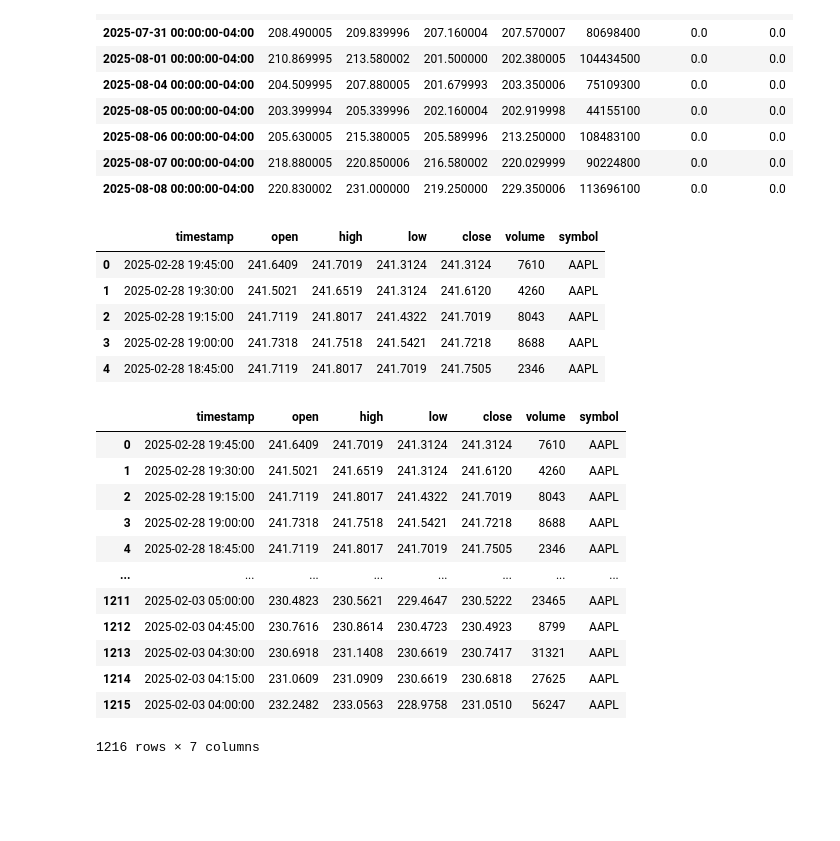
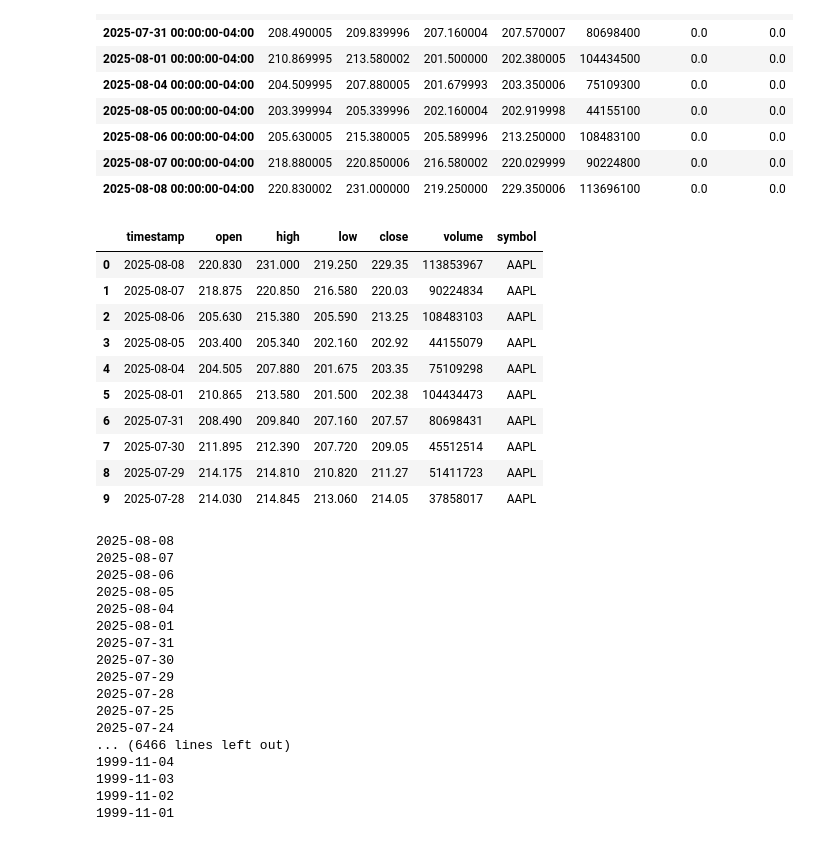
Before and after one commit to ray-singh/analytics-api, a Jupyter notebook: src/demo.ipynb, the cells around one changed output. Saved outputs shown, nothing was run; the diff lists cells and outputs as text; code cells hidden in the pictures; blank space fills up the shorter version.

Commit message:
Integrated historic OLHC data

```diff
--- a/src/demo.ipynb
+++ b/src/demo.ipynb
@@ -78,59 +78,70 @@ import requests
 import pandas as pd
 import io
 
-def get_alpha_vantage_data(symbol: str, interval: str = "1min", outputsize: str = "compact", month: str = "2024-02") -> pd.DataFrame:
+load_dotenv()
+ALPHA_VANTAGE_API_KEY = os.getenv("ALPHA_VANTAGE_API_KEY")
+def get_alpha_vantage_data(symbol: str, outputsize: str = "full") -> pd.DataFrame:
     """
     Fetch intraday data from Alpha Vantage in CSV format
 
     Args:
         symbol: Stock symbol (e.g. 'AAPL')
-        interval: Time interval ('1min', '5min', '15min', '30min', '60min')
         outputsize: 'compact' or 'full'
 
     Returns:
         DataFrame with OHLCV data
     """
-    url = f"https://www.alphavantage.co/query?function=TIME_SERIES_INTRADAY&symbol={symbol}&interval={interval}&month={month}&apikey={ALPHA_VANTAGE_API_KEY}&outputsize={outputsize}&datatype=csv"
+    url = f"https://www.alphavantage.co/query?function=TIME_SERIES_DAILY&symbol={symbol}&apikey={ALPHA_VANTAGE_API_KEY}&outputsize={outputsize}&datatype=csv"
     # Make the request to Alpha Vantage
     response = requests.get(url)
 
     # Check if response is successful
     if response.status_code != 200:
         print(f"Error: {response.status_code} - {response.text}")
         return None
 
     # Convert the response content (bytes) to a StringIO object
     data = pd.read_csv(io.StringIO(response.text))
 
     # Add symbol column if not present
     if 'symbol' not in data.columns:
         data['symbol'] = symbol
 
     return data
 
 # Now try again
-x = get_alpha_vantage_data("AAPL", "15min", "full", "2025-02")
-x.head()
+x = get_alpha_vantage_data("AAPL", "full")
+x.head(10)
 # %% [output]
 |  | timestamp | open | high | low | close | volume | symbol |
-| 0 | 2025-02-28 19:45:00 | 241.6409 | 241.7019 | 241.3124 | 241.3124 | 7610 | AAPL |
-| 1 | 2025-02-28 19:30:00 | 241.5021 | 241.6519 | 241.3124 | 241.6120 | 4260 | AAPL |
-| 2 | 2025-02-28 19:15:00 | 241.7119 | 241.8017 | 241.4322 | 241.7019 | 8043 | AAPL |
-| 3 | 2025-02-28 19:00:00 | 241.7318 | 241.7518 | 241.5421 | 241.7218 | 8688 | AAPL |
-| 4 | 2025-02-28 18:45:00 | 241.7119 | 241.8017 | 241.7019 | 241.7505 | 2346 | AAPL |
+| 0 | 2025-08-08 | 220.830 | 231.000 | 219.250 | 229.35 | 113853967 | AAPL |
+| 1 | 2025-08-07 | 218.875 | 220.850 | 216.580 | 220.03 | 90224834 | AAPL |
+| 2 | 2025-08-06 | 205.630 | 215.380 | 205.590 | 213.25 | 108483103 | AAPL |
+| 3 | 2025-08-05 | 203.400 | 205.340 | 202.160 | 202.92 | 44155079 | AAPL |
+| 4 | 2025-08-04 | 204.505 | 207.880 | 201.675 | 203.35 | 75109298 | AAPL |
+| 5 | 2025-08-01 | 210.865 | 213.580 | 201.500 | 202.38 | 104434473 | AAPL |
+| 6 | 2025-07-31 | 208.490 | 209.840 | 207.160 | 207.57 | 80698431 | AAPL |
+| 7 | 2025-07-30 | 211.895 | 212.390 | 207.720 | 209.05 | 45512514 | AAPL |
+| 8 | 2025-07-29 | 214.175 | 214.810 | 210.820 | 211.27 | 51411723 | AAPL |
+| 9 | 2025-07-28 | 214.030 | 214.845 | 213.060 | 214.05 | 37858017 | AAPL |
 # %%
-x
+for _, row in x.iterrows():
+    print(row['timestamp'])
 # %% [output]
-|  | timestamp | open | high | low | close | volume | symbol |
-| 0 | 2025-02-28 19:45:00 | 241.6409 | 241.7019 | 241.3124 | 241.3124 | 7610 | AAPL |
-| 1 | 2025-02-28 19:30:00 | 241.5021 | 241.6519 | 241.3124 | 241.6120 | 4260 | AAPL |
-| 2 | 2025-02-28 19:15:00 | 241.7119 | 241.8017 | 241.4322 | 241.7019 | 8043 | AAPL |
-| 3 | 2025-02-28 19:00:00 | 241.7318 | 241.7518 | 241.5421 | 241.7218 | 8688 | AAPL |
-| 4 | 2025-02-28 18:45:00 | 241.7119 | 241.8017 | 241.7019 | 241.7505 | 2346 | AAPL |
-| ... | ... | ... | ... | ... | ... | ... | ... |
-| 1211 | 2025-02-03 05:00:00 | 230.4823 | 230.5621 | 229.4647 | 230.5222 | 23465 | AAPL |
-| 1212 | 2025-02-03 04:45:00 | 230.7616 | 230.8614 | 230.4723 | 230.4923 | 8799 | AAPL |
-| 1213 | 2025-02-03 04:30:00 | 230.6918 | 231.1408 | 230.6619 | 230.7417 | 31321 | AAPL |
-| 1214 | 2025-02-03 04:15:00 | 231.0609 | 231.0909 | 230.6619 | 230.6818 | 27625 | AAPL |
-| 1215 | 2025-02-03 04:00:00 | 232.2482 | 233.0563 | 228.9758 | 231.0510 | 56247 | AAPL |
-1216 rows × 7 columns
+2025-08-08
+2025-08-07
+2025-08-06
+2025-08-05
+2025-08-04
+2025-08-01
+2025-07-31
+2025-07-30
+2025-07-29
+2025-07-28
+2025-07-25
+2025-07-24
+... (6466 lines left out)
+1999-11-04
+1999-11-03
+1999-11-02
+1999-11-01
```
Also changed, not shown: 3 other files.
